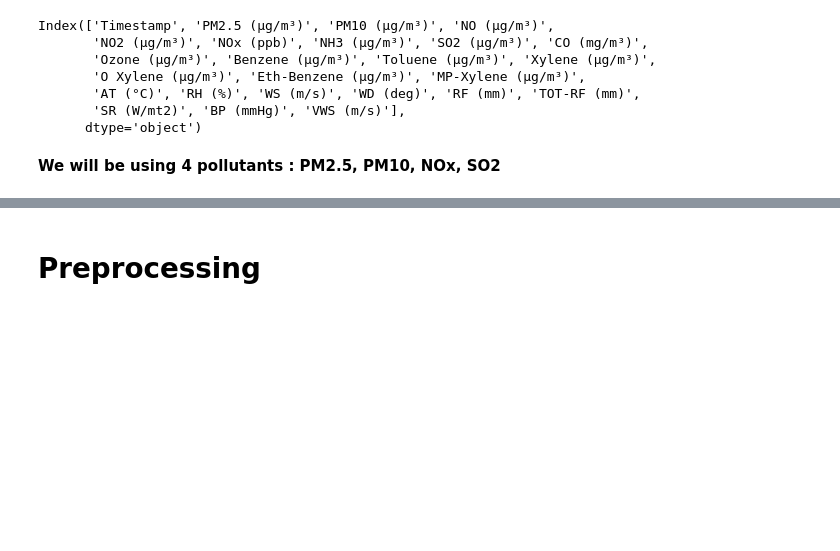
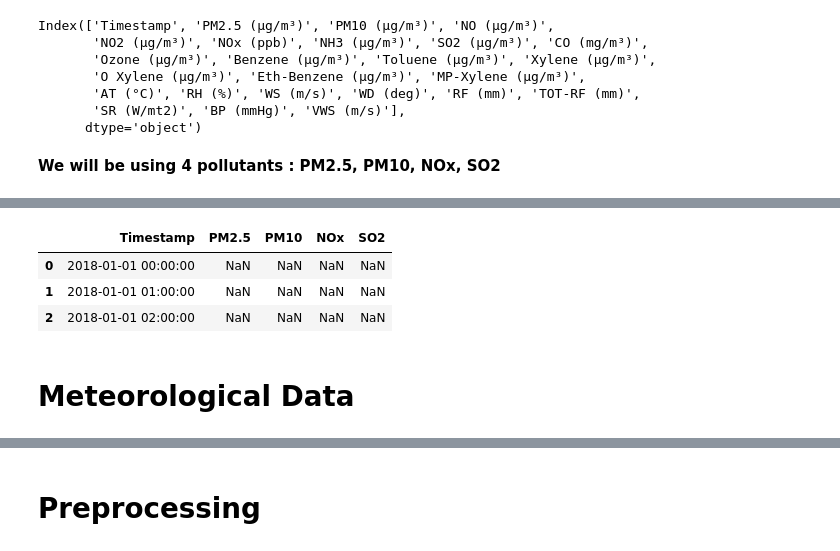
Before and after one commit to ashwin-v4/Air-Pollution, a Jupyter notebook: dataset.ipynb, the cells around one changed output, grey strips where cells are left out. Drawn from its saved outputs; the diff is of its cells as text; code cells hidden in the pictures; blank space fills up the shorter version.

```diff
--- a/dataset.ipynb
+++ b/dataset.ipynb
@@ -43,6 +67,6 @@ Index(['Timestamp', 'PM2.5 (µg/m³)', 'PM10 (µg/m³)', 'NO (µg/m³)',
 # %% [markdown]
 <b>We will be using 4 pollutants : PM2.5, PM10, NOx, SO2</b>
 # %%
-df_merged = df_concat[["Timestamp", "PM2.5 (µg/m³)", "PM10 (µg/m³)", "NOx (ppb)", "SO2 (µg/m³)"]]
-df_merged.info()
+df_concat = df_concat[["Timestamp", "PM2.5 (µg/m³)", "PM10 (µg/m³)", "NOx (ppb)", "SO2 (µg/m³)"]]
+df_concat.head(2)
 # %% [output]
@@ -86,0 +91,10 @@ Remaining 6 pollutants : µg/m³ - microgram per cubic meter
+# %%
+df_asansol = df_concat.rename(columns = {"PM2.5 (µg/m³)":"PM2.5", "PM10 (µg/m³)":"PM10", "NOx (ppb)":"NOx", "SO2 (µg/m³)":"SO2"})
+df_2025 = df_2025.rename(columns={"From Date" : "Timestamp"}).drop(["To Date"], axis=1)
+
+df_asansol["Timestamp"] = pd.to_datetime(df_asansol["Timestamp"], errors="coerce")
+df_2025["Timestamp"] = pd.to_datetime(df_2025["Timestamp"], format = "%d-%m-%Y %H:%M", errors="coerce")
+# %%
+df = pd.concat([df_asansol, df_2025], ignore_index=True)
+
+df.to_csv("data/Pollutant Data/Asansol CPCB.csv", index=False)
@@ -86,0 +116,9 @@ Remaining 6 pollutants : µg/m³ - microgram per cubic meter
+# %%
+df.head(3)
+# %% [output]
+|  | Timestamp | PM2.5 | PM10 | NOx | SO2 |
+| 0 | 2018-01-01 00:00:00 | NaN | NaN | NaN | NaN |
+| 1 | 2018-01-01 01:00:00 | NaN | NaN | NaN | NaN |
+| 2 | 2018-01-01 02:00:00 | NaN | NaN | NaN | NaN |
+# %% [markdown]
+# Meteorological Data
```
Also changed, not shown: parts of 59 cells of this notebook, 7 other files.
